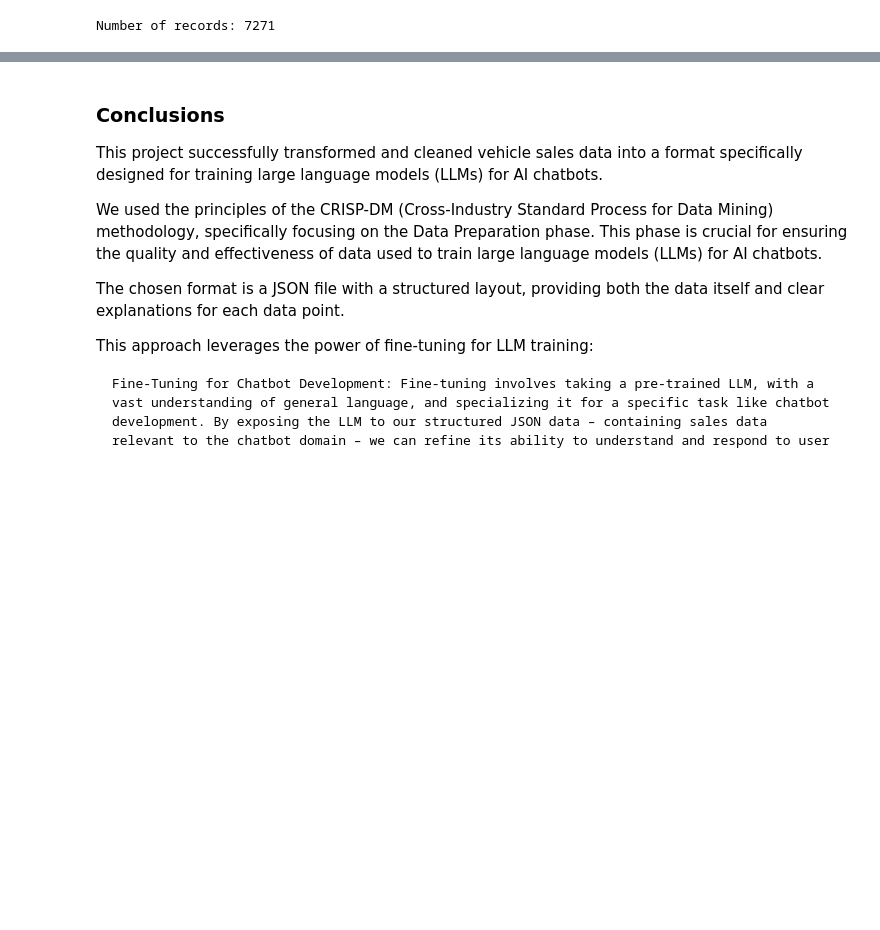
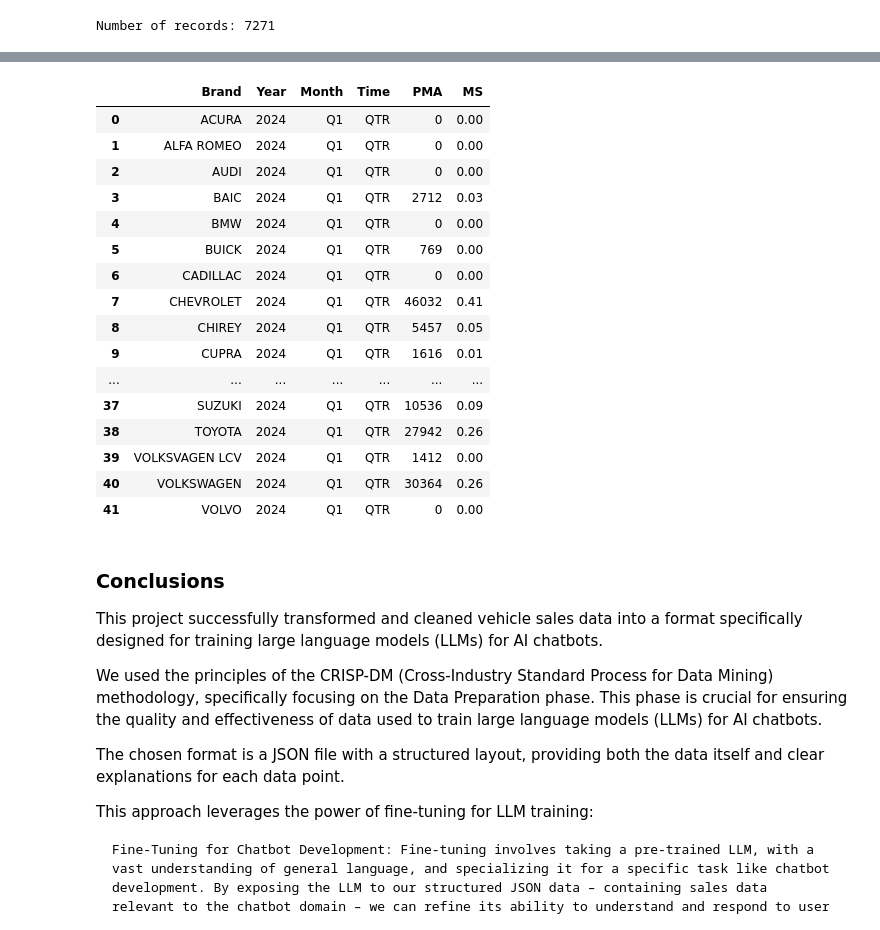
Before and after one commit to A01793578/AI_Chatbot, a Jupyter notebook: notebooks/Avance2.39.ipynb, the cells around one changed output, grey strips where cells are left out. Drawn from its saved outputs; the diff is of its cells as text; code cells hidden in the pictures; blank space fills up the shorter version.

Commit message:
add industry analysis

```diff
--- a/notebooks/Avance2.39.ipynb
+++ b/notebooks/Avance2.39.ipynb
@@ -273,0 +276,6 @@ with open(file_location, 'w') as json_file:
+# %%
+industry = readFile('../Data/Maestria_Indsty_Dummy_S.json')
+
+# Count the number of records (rows)
+num_records = industry.shape[0]
+print("Number of records:", num_records)
@@ -273,0 +290,4 @@ with open(file_location, 'w') as json_file:
+# %%
+industry.rename(columns={'PR': 'Period', 'BRND': 'Brand', 'INDST': 'Industry', 'PMA': 'PMA',
+                               'PMA_R': 'PMA_R', 'MS': 'MS'}, inplace=True)
+industry.head()
@@ -273,0 +301,16 @@ with open(file_location, 'w') as json_file:
+# %%
+# Split the "Period" column into "Year" and "Month"
+industry['Year'] = industry['Period'] // 100  # Extract the year
+industry['Month'] = industry['Period'] % 100  # Extract the month
+
+# Drop the "Period" column
+industry.drop(columns=['Period'], inplace=True)
+
+industry['Month'] = industry['Month'].map(month_map)
+
+# Move the "Year" and "Month" columns to the 3rd position
+industry.insert(2, 'Year', industry.pop('Year'))
+industry.insert(3, 'Month', industry.pop('Month'))
+
+# Display the DataFrame with the new "Year" and "Month" columns
+industry.head()
@@ -273,0 +324,29 @@ with open(file_location, 'w') as json_file:
+# %%
+grouped_indsutry_quarterly = industry.copy()
+grouped_indsutry_quarterly['Time'] = 'QTR'
+
+grouped_indsutry_quarterly['Month'] = grouped_indsutry_quarterly['Month'].map(quarter_map)
+
+grouped_indsutry_quarterly = grouped_indsutry_quarterly.groupby(['Brand', 'Year', 'Month', 'Time'])[['PMA', 'MS']].sum().reset_index()
+
+#grouped_indsutry_quarterly['MS'] = (grouped_indsutry_quarterly['MS'] / grouped_indsutry_quarterly['MS'].sum()) * 100
+
+grouped_indsutry_quarterly
+# %% [output]
+|  | Brand | Year | Month | Time | PMA | MS |
+| 0 | ACURA | 2024 | Q1 | QTR | 0 | 0.00 |
+| 1 | ALFA ROMEO | 2024 | Q1 | QTR | 0 | 0.00 |
+| 2 | AUDI | 2024 | Q1 | QTR | 0 | 0.00 |
+| 3 | BAIC | 2024 | Q1 | QTR | 2712 | 0.03 |
+| 4 | BMW | 2024 | Q1 | QTR | 0 | 0.00 |
+| 5 | BUICK | 2024 | Q1 | QTR | 769 | 0.00 |
+| 6 | CADILLAC | 2024 | Q1 | QTR | 0 | 0.00 |
+| 7 | CHEVROLET | 2024 | Q1 | QTR | 46032 | 0.41 |
+| 8 | CHIREY | 2024 | Q1 | QTR | 5457 | 0.05 |
+| 9 | CUPRA | 2024 | Q1 | QTR | 1616 | 0.01 |
+| ... | ... | ... | ... | ... | ... | ... |
+| 37 | SUZUKI | 2024 | Q1 | QTR | 10536 | 0.09 |
+| 38 | TOYOTA | 2024 | Q1 | QTR | 27942 | 0.26 |
+| 39 | VOLKSVAGEN LCV | 2024 | Q1 | QTR | 1412 | 0.00 |
+| 40 | VOLKSWAGEN | 2024 | Q1 | QTR | 30364 | 0.26 |
+| 41 | VOLVO | 2024 | Q1 | QTR | 0 | 0.00 |
```
Also changed, not shown: parts of 8 cells of this notebook, 2 other files.
